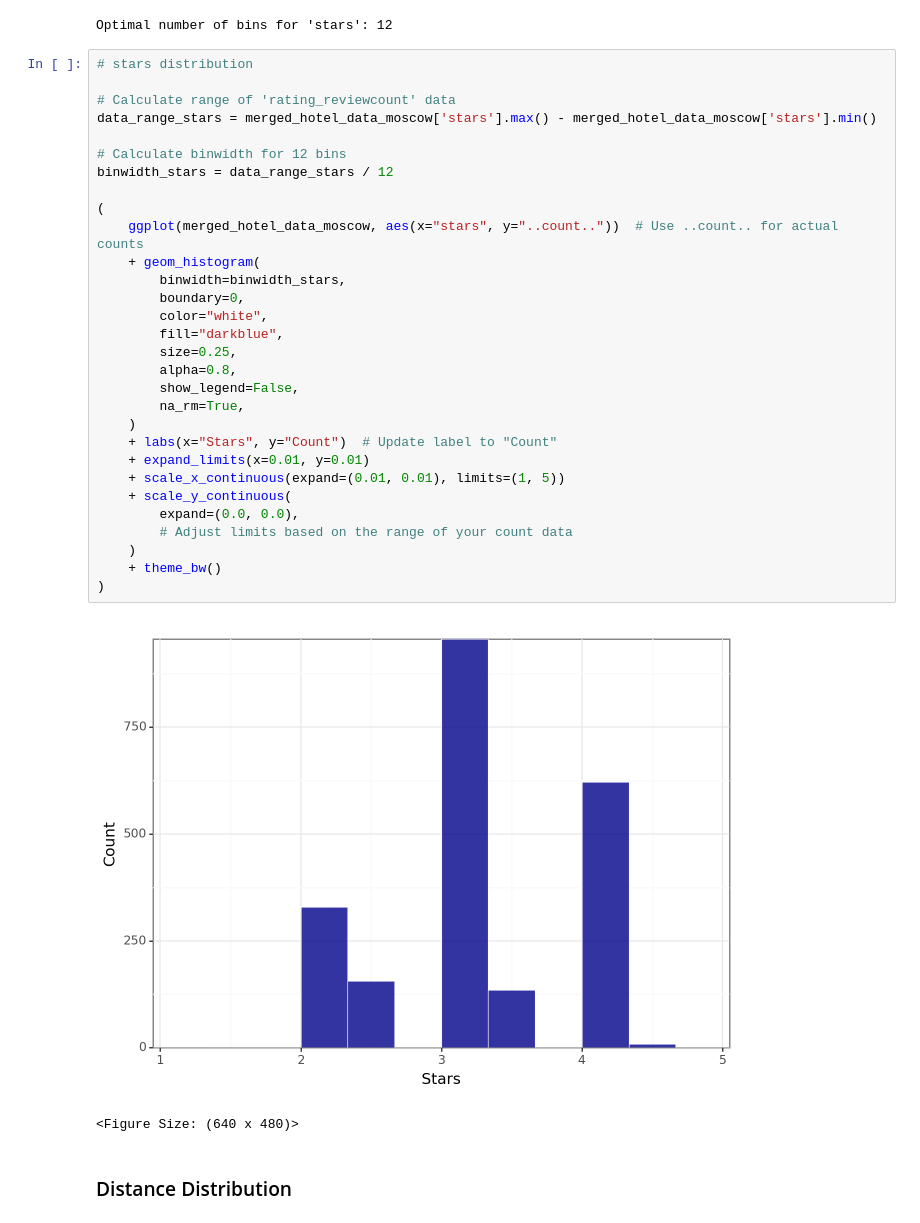
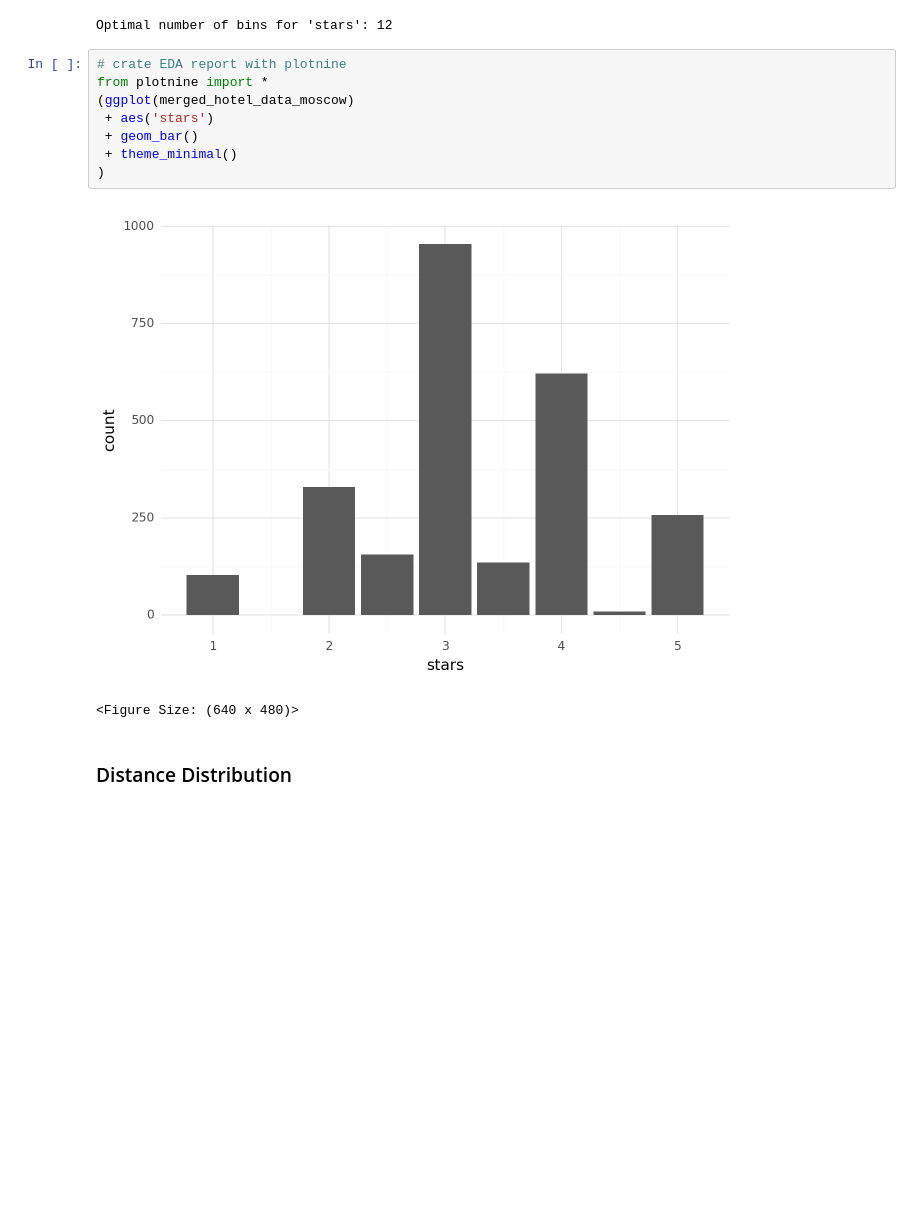
Before and after one commit to 00Dabide/DA2-Assignment-2, a Jupyter notebook: Assignment_2_Code_Ian.ipynb, the cells around one changed output. Saved outputs shown, nothing was run; the diff lists cells and outputs as text; blank space fills up the shorter version.

Commit message:
simplified distribution histogram codes

```diff
--- a/Assignment_2_Code_Ian.ipynb
+++ b/Assignment_2_Code_Ian.ipynb
@@ -215,37 +223,15 @@ print(f"Optimal number of bins for 'stars': {num_bins_stars}")
 # %% [output]
 Optimal number of bins for 'stars': 12
 # %%
-# stars distribution
-
-# Calculate range of 'rating_reviewcount' data
-data_range_stars = merged_hotel_data_moscow['stars'].max() - merged_hotel_data_moscow['stars'].min()
-
-# Calculate binwidth for 12 bins
-binwidth_stars = data_range_stars / 12
-
-(
-    ggplot(merged_hotel_data_moscow, aes(x="stars", y="..count.."))  # Use ..count.. for actual counts
-    + geom_histogram(
-        binwidth=binwidth_stars,
-        boundary=0,
-        color="white",
-        fill="darkblue",
-        size=0.25,
-        alpha=0.8,
-        show_legend=False,
-        na_rm=True,
-    )
-    + labs(x="Stars", y="Count")  # Update label to "Count"
-    + expand_limits(x=0.01, y=0.01)
-    + scale_x_continuous(expand=(0.01, 0.01), limits=(1, 5))
-    + scale_y_continuous(
-        expand=(0.0, 0.0),
-        # Adjust limits based on the range of your count data
-    )
-    + theme_bw()
+# crate EDA report with plotnine
+from plotnine import *
+(ggplot(merged_hotel_data_moscow)
+ + aes('stars')
+ + geom_bar()
+ + theme_minimal()
 )
 # %% [output]
-[figure, old version]
+[figure, new version]
 <Figure Size: (640 x 480)>
 # %% [markdown]
 ### Distance Distribution
```
Also changed, not shown: parts of 8 cells of this notebook.
